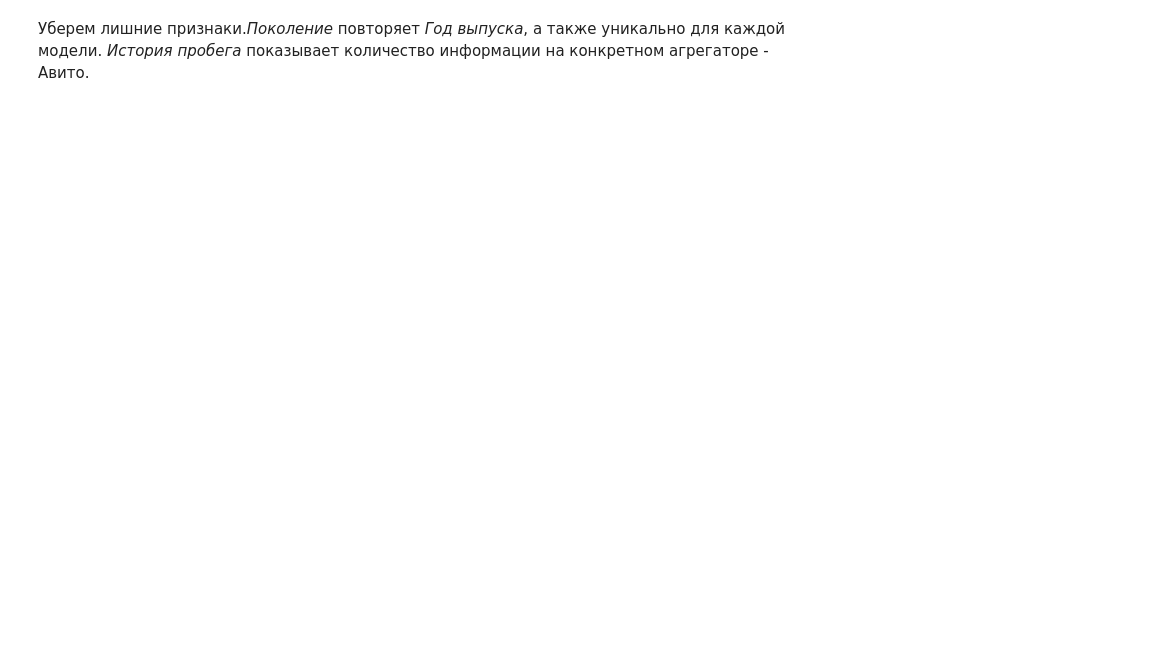
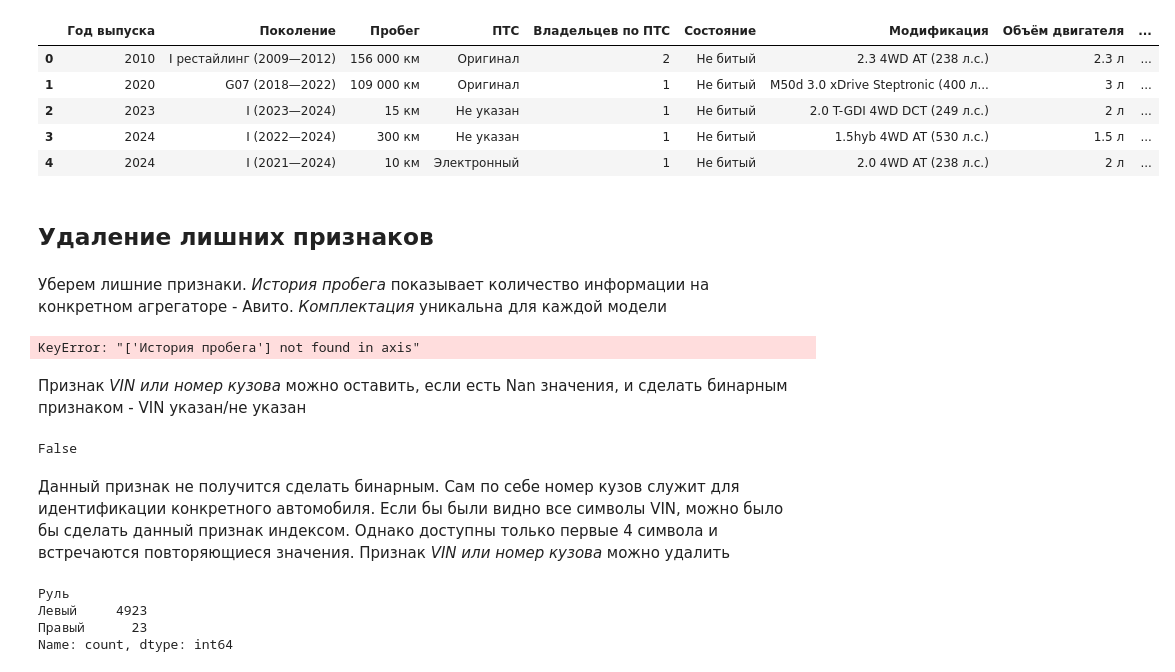
Before and after one commit to DmitryKolbanov/data-science-projects, a Jupyter notebook: car_price/notebooks/data_prep.ipynb, the cells around one changed output. Drawn from its saved outputs; the diff is of its cells as text; code cells hidden in the pictures; blank space fills up the shorter version.

```diff
--- a/car_price/notebooks/data_prep.ipynb
+++ b/car_price/notebooks/data_prep.ipynb
@@ -17,0 +24,5 @@ data.head()
+# %%
+# удалим дубликаты, пересоберем индексы, посмотрим размерность
+data.drop_duplicates(keep='first', inplace=True)
+data.reset_index(drop=True, inplace=True)
+data.shape
@@ -17,0 +58,2 @@ data.head()
+# %%
+data.drop(columns="История пробега", inplace=True)
@@ -17,0 +77,2 @@ data.head()
+# %%
+data['ПТС'].fillna('Не указан', inplace=True)
@@ -17,0 +105,3 @@ data.head()
+# %%
+# запишем вместо пустого значения модификацию - "1.6 CVT (190 л.с.) 4WD"
+data.loc[1621, 'Модификация'] = "1.6 CVT (190 л.с.) 4WD"
@@ -17,0 +110,10 @@ data.head()
+# %%
+data['Мощность'] = data['Модификация'].apply(lambda x: str(x).split()[-2].replace('(', ''))
+data.head()
+# %% [output]
+|  | Год выпуска | Поколение | Пробег | ПТС | Владельцев по ПТС | Состояние | Модификация | Объём двигателя | ... |
+| 0 | 2010 | I рестайлинг (2009—2012) | 156 000 км | Оригинал | 2 | Не битый | 2.3 4WD AT (238 л.с.) | 2.3 л | ... |
+| 1 | 2020 | G07 (2018—2022) | 109 000 км | Оригинал | 1 | Не битый | M50d 3.0 xDrive Steptronic (400 л... | 3 л | ... |
+| 2 | 2023 | I (2023—2024) | 15 км | Не указан | 1 | Не битый | 2.0 T-GDI 4WD DCT (249 л.с.) | 2 л | ... |
+| 3 | 2024 | I (2022—2024) | 300 км | Не указан | 1 | Не битый | 1.5hyb 4WD AT (530 л.с.) | 1.5 л | ... |
+| 4 | 2024 | I (2021—2024) | 10 км | Электронный | 1 | Не битый | 2.0 4WD AT (238 л.с.) | 2 л | ... |
@@ -18,2 +123,17 @@ data.head()
+# %% [markdown]
+## Удаление лишних признаков
 # %% [markdown]
-Уберем лишние признаки.*Поколение* повторяет *Год выпуска*, а также уникально для каждой модели. *История пробега* показывает количество информации на конкретном агрегаторе - Авито.
+Уберем лишние признаки. *История пробега* показывает количество информации на конкретном агрегаторе - Авито. *Комплектация* уникальна для каждой модели
+# %%
+data.drop(columns=["История пробега", "Комплектация"], inplace=True)
+# %% [output]
+KeyError: "['История пробега'] not found in axis"
+# %% [markdown]
+Признак *VIN или номер кузова* можно оставить, если есть Nan значения, и сделать бинарным признаком - VIN указан/не указан
+# %%
+# проверим, есть ли NaN значения
+data['VIN или номер кузова'].isna().any()
+# %% [output]
+False
+# %% [markdown]
+Данный признак не получится сделать бинарным. Сам по себе номер кузов служит для идентификации конкретного автомобиля. Если бы были видно все символы VIN, можно было бы сделать данный признак индексом. Однако доступны только первые 4 символа и встречаются повторяющиеся значения. Признак *VIN или номер кузова* можно удалить
@@ -19,0 +142,7 @@ data.head()
+# %%
+data['Руль'].value_counts()
+# %% [output]
+Руль
+Левый     4923
+Правый      23
+Name: count, dtype: int64
```
Also changed, not shown: parts of 22 cells of this notebook.
